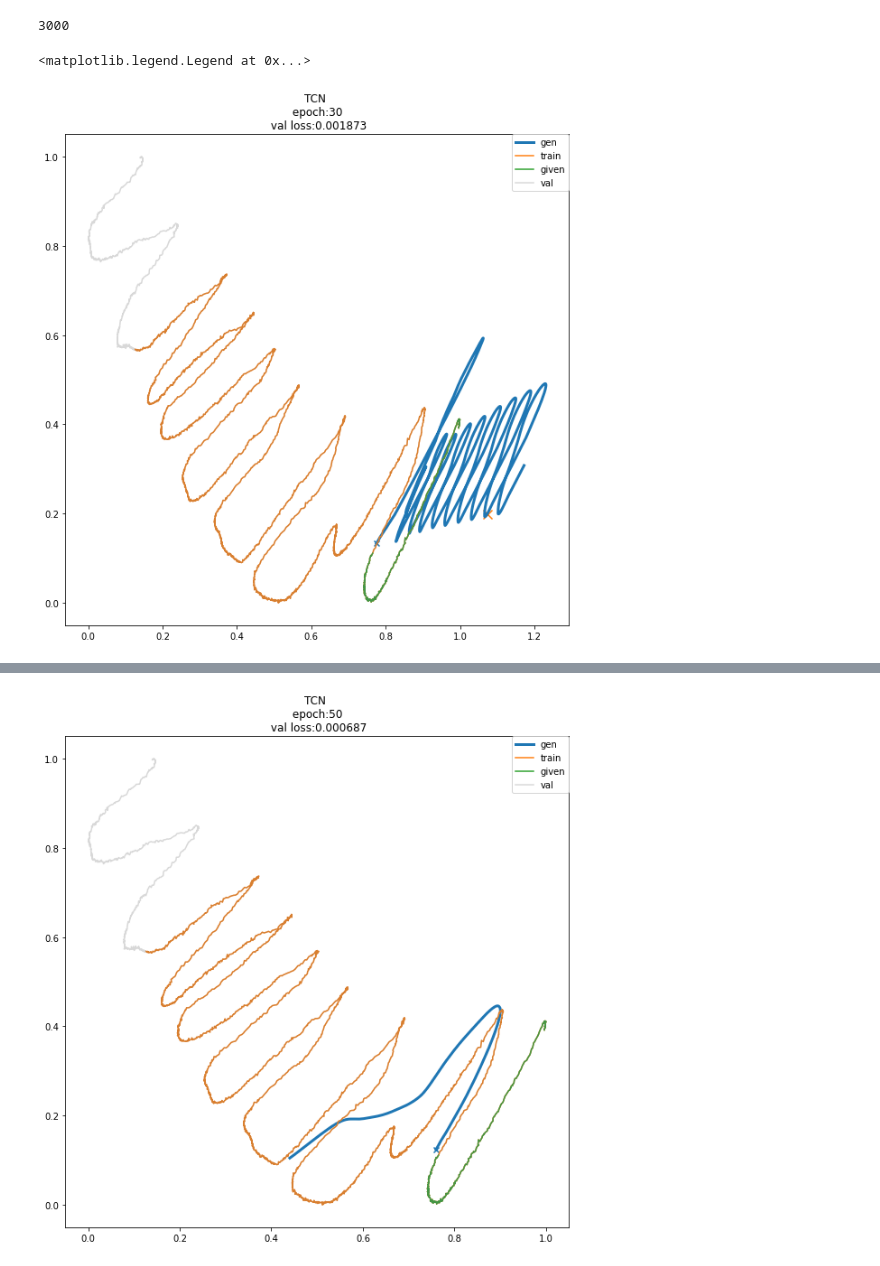
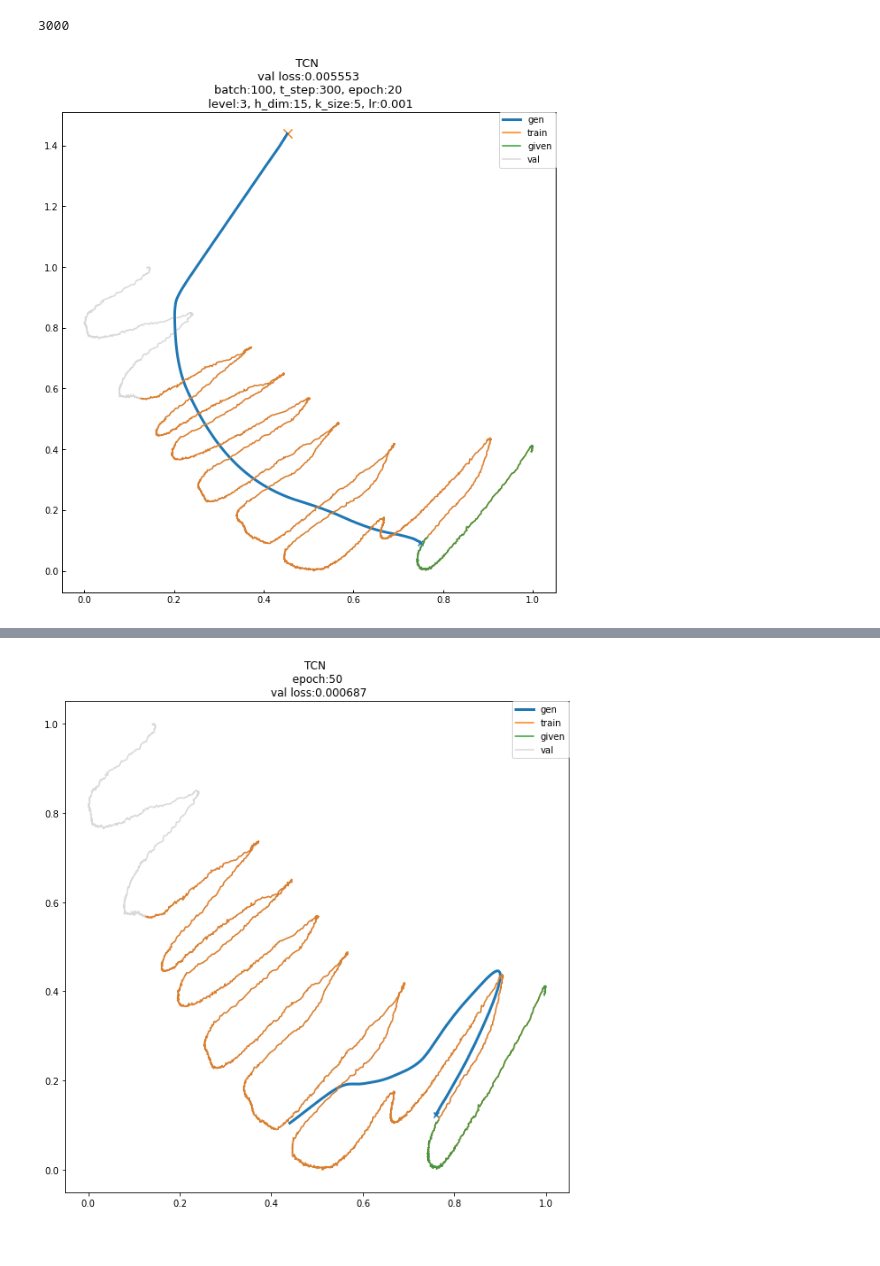
Before and after one commit to AyutoUeda/research, a Jupyter notebook: 1droplet/tcn_for_oscillated.ipynb, the cells around one changed output, grey strips where cells are left out. Saved outputs shown, nothing was run; the diff lists cells and outputs as text; code cells hidden in the pictures.

```diff
--- a/1droplet/tcn_for_oscillated.ipynb
+++ b/1droplet/tcn_for_oscillated.ipynb
@@ -284,8 +251,8 @@ config = {
 # %%
-epochs = 30
+epochs = 20
 lr = 1e-3
-level = 7
-h_dim = 20
+level = 3
+h_dim = 15
 kernel_size = 5
 
 model = tcn.myTCN(input_size=2, output_size=2, num_channels=[h_dim]*level, kernel_size=kernel_size, dropout=0.0)
@@ -323,5 +284,22 @@ for epoch in range(1, epochs + 1):
 # %%
+plt.rcParams['font.family'] ='sans-serif'#使用するフォント
+plt.rcParams['xtick.direction'] = 'in'#x軸の目盛線が内向き('in')か外向き('out')か双方向か('inout')
+plt.rcParams['ytick.direction'] = 'in'#y軸の目盛線が内向き('in')か外向き('out')か双方向か('inout')
+plt.rcParams['xtick.major.width'] = 1.0#x軸主目盛り線の線幅
+plt.rcParams['ytick.major.width'] = 1.0#y軸主目盛り線の線幅
+plt.rcParams['font.size'] = 8 #フォントの大きさ
+plt.rcParams['axes.linewidth'] = 1.0# 軸の線幅edge linewidth。囲みの太さ
+
+plt.xticks(np.arange(0, len(loss["val_loss"]), 2))
+plt.xlim(0, len(loss["val_loss"]))
+plt.ylim(0, max(loss["val_loss"]))
+
+plt.xlabel("epoch", fontsize=12)
+plt.ylabel("loss", fontsize=12)
+
 plt.plot(loss["train_loss"], label="train loss")
 plt.plot(loss["val_loss"], label="val loss")
 plt.legend()
+plt.title("TCN \n batch:{}, t_step:{}, epoch:{} \n level:{}, h_dim:{}, k_size:{}, lr:{}".format(batch_size, time_step, epochs, level, h_dim, kernel_size, lr), fontsize=13)
+plt.savefig("outputs/oscillated_loss/tcnloss_batch{}_tstep{}_epoch{}_level{}_hdim{}_ksize{}_lr{}.png".format(batch_size, time_step, epochs, level, h_dim, kernel_size, lr))
 # %% [output]
@@ -389,18 +353,12 @@ def generate_pred(model, gen_time:int, z: torch.Tensor)-> list:
 # %%
 gen_time = len(data) - time_step
 
-gen = [[None, None] for i in range(time_step)]
+# model_load = torch.load("model/tcn_batch100_tstep300_epoch100_level7_hdim20_ksize5_lr0.001000.pth")
+
 # z = X_test[0].reshape(1,2,-1)
 z = torch.Tensor(data[0].reshape(1,2,-1))
 
-for i in range(gen_time):
-    model.eval()
-    pred = model(z).data.cpu().numpy()
-    z = np.concatenate([z.numpy().reshape(2,-1), pred.reshape(2,-1)], 1)
-    z = z[:,1:]
-    # print(z.shape)
-    z = torch.Tensor(z.reshape(1,2,-1))
-    gen.append([pred[0,0], pred[0,1]])
+gen = generate_pred(model, gen_time, z)
 # %%
 gen_time
 # %% [output]
@@ -408,21 +366,26 @@ gen_time
 # %%
 import matplotlib.pyplot as plt
 %matplotlib inline
 
 plt.figure(figsize=(10,10))
 gen = np.array(gen)
 plt.plot(gen[:,0], gen[:,1], label="gen", linewidth=3)
 plt.scatter(gen[time_step,0], gen[time_step, 1], marker="x")
 plt.scatter(gen[train_size,0], gen[train_size, 1], marker="x", s=100)
 
 
 plot_train = X_train[:,:,0].numpy()
 plt.plot(plot_train[:,0], plot_train[:,1], label="train")
 # plt.plot(X_test[0,0], X_test[0,1], label="given")
 plt.plot(pos_by1s_scaled[:time_step,0], pos_by1s_scaled[:time_step,1], label="given")
 plt.plot(pos_by1s_scaled[:,0], pos_by1s_scaled[:,1], color="gray", alpha=0.3, label="val")
-plt.title("TCN \n epoch:{} \n val loss:{:6f}".format(epochs, loss["val_loss"][-1]))
+
+
+# plt.title("TCN \n epoch:{} \n val loss:{:6f}".format(epochs, loss["val_loss"][-1]))
+plt.title("TCN \n val loss:{:6f} \n batch:{}, t_step:{}, epoch:{} \n level:{}, h_dim:{}, k_size:{}, lr:{}"
+          .format(loss["val_loss"][-1], batch_size, time_step, epochs, level, h_dim, kernel_size, lr), fontsize=13)
 plt.legend(bbox_to_anchor=(1, 1), loc='upper right', borderaxespad=0)
+
+plt.savefig("outputs/oscillated/tcn_batch{}_tstep{}_epoch{}_level{}_hdim{}_ksize{}_lr{}.png".format(batch_size, time_step, epochs, level, h_dim, kernel_size, lr))
 # %% [output]
-<matplotlib.legend.Legend at 0x...>
-[figure, old version]
+[figure, new version]
```
Also changed, not shown: parts of 17 cells of this notebook.
